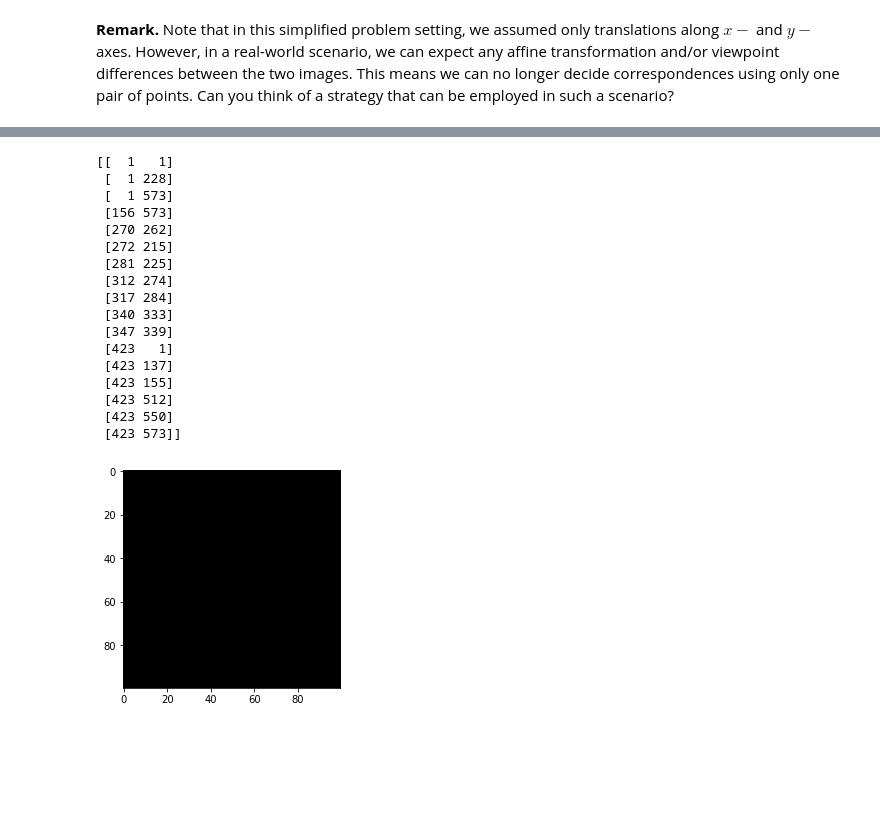
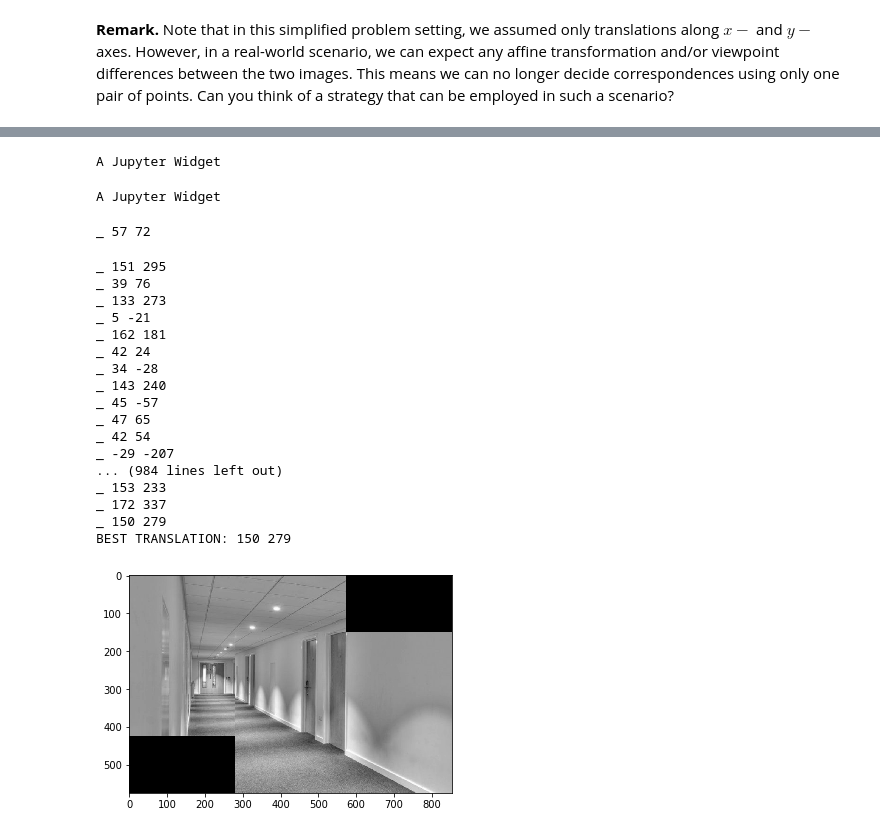
Before and after one commit to VincentAuriau/Visual_Computing, a Jupyter notebook: Assignment_1/VIC2018_Assignment1.ipynb, the cells around one changed output, grey strips where cells are left out. Drawn from its saved outputs; the diff is of its cells as text; code cells hidden in the pictures; blank space fills up the shorter version.

Commit message:
Stitching

```diff
--- a/Assignment_1/VIC2018_Assignment1.ipynb
+++ b/Assignment_1/VIC2018_Assignment1.ipynb
@@ -506,24 +448,28 @@ coords = corner_peaks(corner_harris(imggray))
+# %%
+a = stitch_images(left_img, right_img)
+# %% [output]
+A Jupyter Widget
+A Jupyter Widget
+_ 57 72
+_ 151 295
+_ 39 76
+_ 133 273
+_ 5 -21
+_ 162 181
+_ 42 24
+_ 34 -28
+_ 143 240
+_ 45 -57
+_ 47 65
+_ 42 54
+_ -29 -207
+... (984 lines left out)
+_ 153 233
+_ 172 337
+_ 150 279
+BEST TRANSLATION: 150 279
 # %%
-print(coords)
-
-plt.imshow(np.zeros((100, 100)), cmap='gray')
+plt.imshow(a, cmap='gray')
 plt.show()
 # %% [output]
-[[  1   1]
- [  1 228]
- [  1 573]
- [156 573]
- [270 262]
- [272 215]
- [281 225]
- [312 274]
- [317 284]
- [340 333]
- [347 339]
- [423   1]
- [423 137]
- [423 155]
- [423 512]
- [423 550]
- [423 573]]
-[figure, old version]
+[figure, new version]
```
Also changed, not shown: parts of 9 cells of this notebook.
